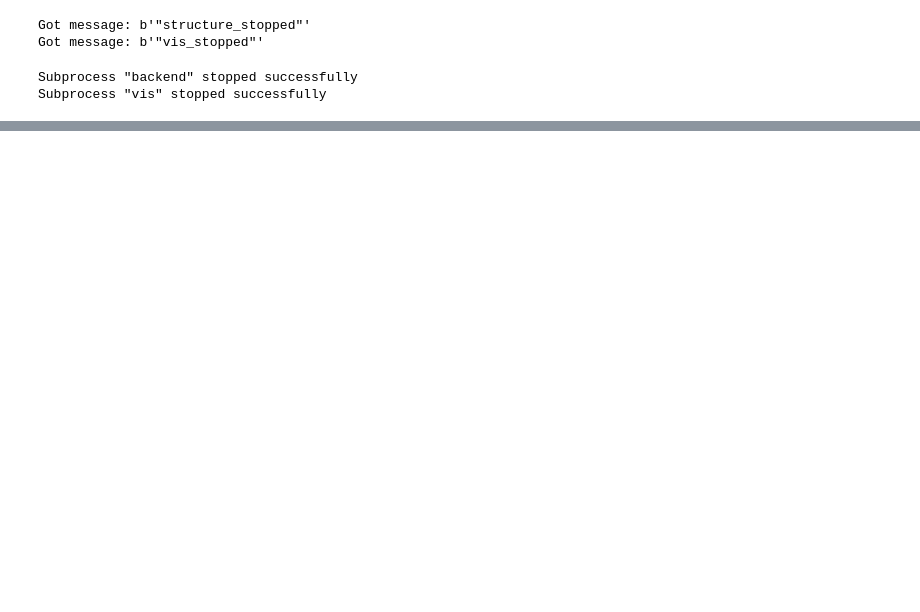
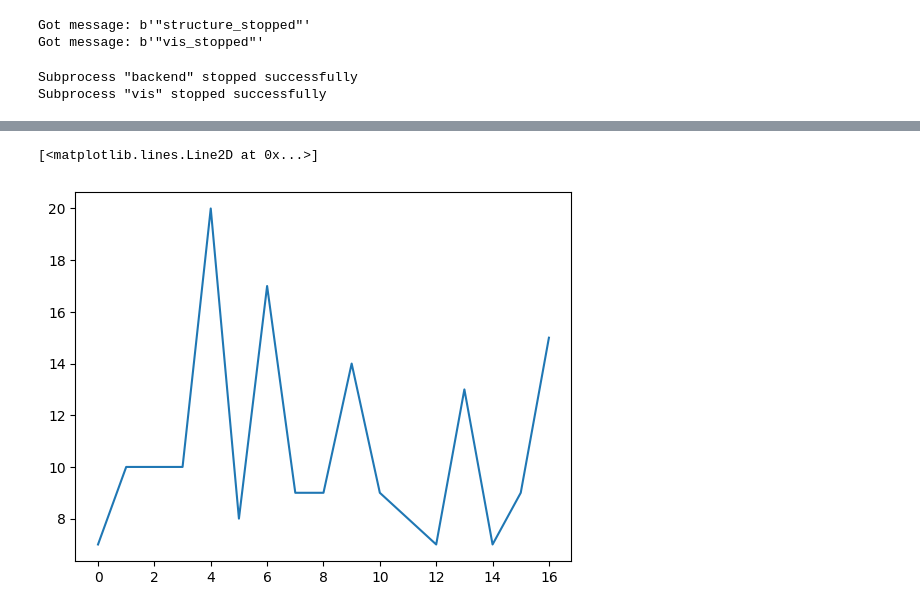
Before and after one commit to tyrrr-aj/associata, a Jupyter notebook: pyassoc/rl.ipynb, the cells around one changed output, grey strips where cells are left out. Cells and saved outputs as stored; diff of their text form; code cells hidden in the pictures; blank space fills up the shorter version.

```diff
--- a/pyassoc/rl.ipynb
+++ b/pyassoc/rl.ipynb
@@ -453,0 +221,19 @@ Subprocess "vis" stopped successfully
+# %%
+q_learning_agds = QLearningAGDS(state_space_feature_names, state_space_bounds, state_space_epsilon, action_space)
+# %%
+env = gym.make("CartPole-v1", render_mode="human")
+observation, info = env.reset(seed=42)
+
+reward = None
+
+for _ in range(200):
+    action = q_learning_agds.step(observation, reward)[0]
+    observation, reward, terminated, truncated, info = env.step(action)
+
+    if terminated or truncated:
+        observation, info = env.reset()
+        q_learning_agds.reset_episode()
+        reward = None
+
+q_learning_agds.reset_episode(False)
+env.close()
@@ -453,0 +258,5 @@ Subprocess "vis" stopped successfully
+# %%
+plt.plot(q_learning_agds.episode_rewards)
+# %% [output]
+[<matplotlib.lines.Line2D at 0x...>]
+[figure, added]
```
Also changed, not shown: parts of 23 cells of this notebook, 15 other files.
